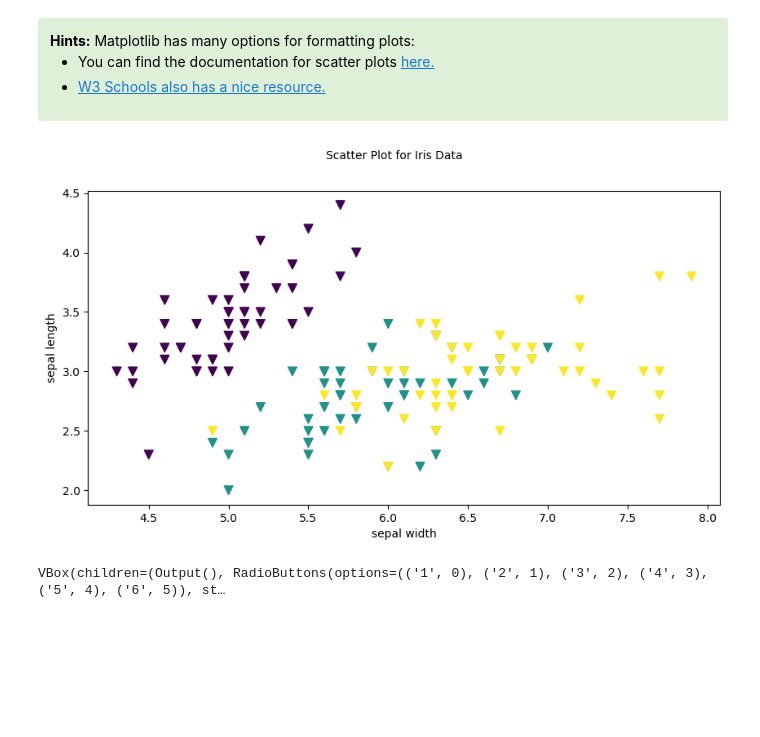
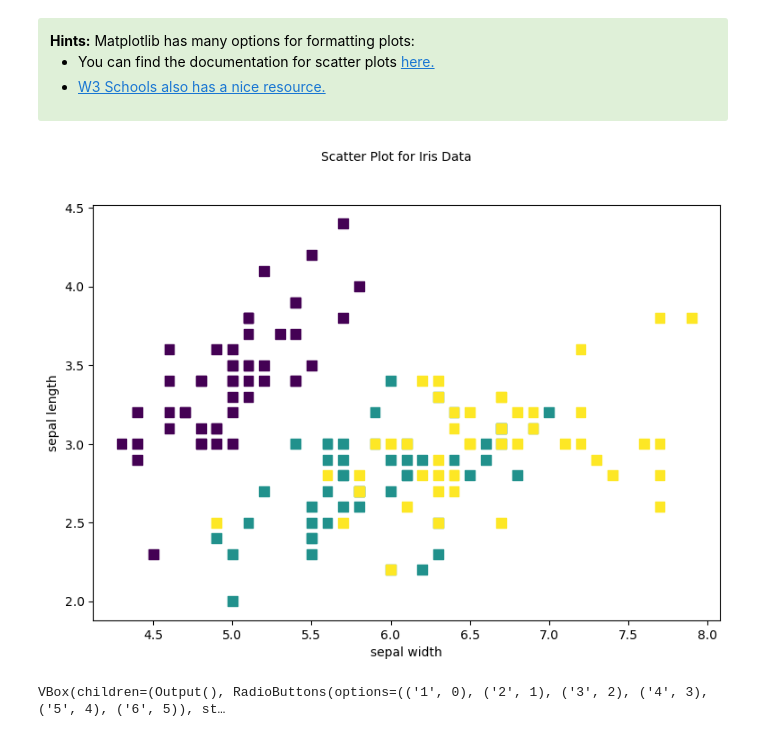
Before and after one commit to rk477/Artificial-Intelligence, a Jupyter notebook: week_5/workbook_5.ipynb, the cells around one changed output. Cells and saved outputs as stored; diff of their text form; code cells hidden in the pictures; blank space fills up the shorter version.

```diff
--- a/week_5/workbook_5.ipynb
+++ b/week_5/workbook_5.ipynb
@@ -179,26 +179,26 @@ The cell below contains the all code used above to generate the scatter plot.
 # %%
 # Select the features to show
 x_axis_feature = 0
 y_axis_feature = 1
 x = irisX[:, x_axis_feature]
 y = irisX[:, y_axis_feature]
 
 # Create the scatter plot and title
-fig,ax = plt.subplots(figsize=(10, 5))
-ax.scatter(x, y, c=irisy, cmap='viridis', s=60, marker='v')
+fig,ax = plt.subplots(figsize=(9, 6))
+ax.scatter(x, y, c=irisy, cmap='viridis', s=60, marker='s')
 title = fig.suptitle("Scatter Plot for Iris Data", fontsize=10)
 
 # Add some axis labels: recall we stored these in the list "feature_names" in case they were useful
 ax.set_xlabel(feature_names[x_axis_feature], fontsize=10)
 ax.set_ylabel(feature_names[y_axis_feature], fontsize=10)
 
 # Show the plot
 plt.show()
 
 # When you're happy add the savefig command here
 fig.savefig('plot_iris.png')
 # %% [output]
-[figure, old version]
+[figure, new version]
 # %%
 import workbook5_mcq
 from IPython.display import display
```
Also changed, not shown: parts of 3 cells of this notebook, 1 other file.
